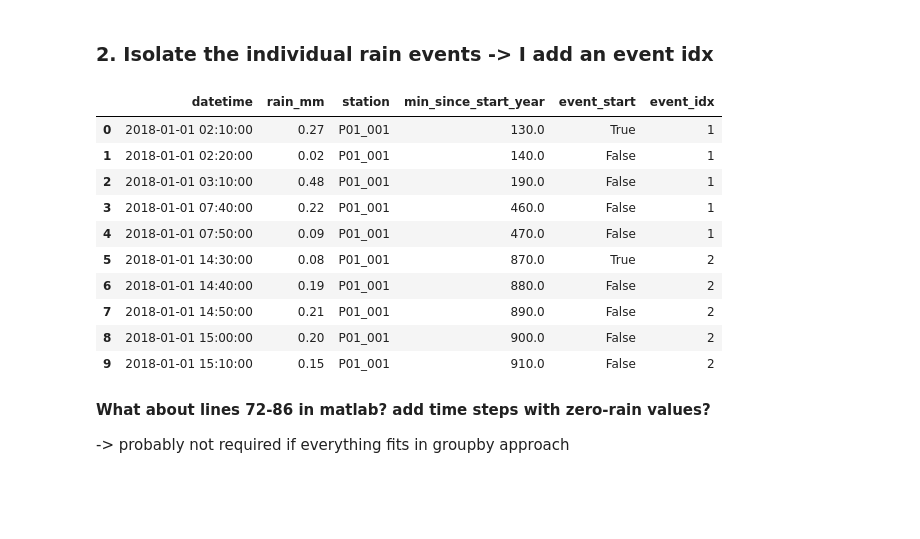
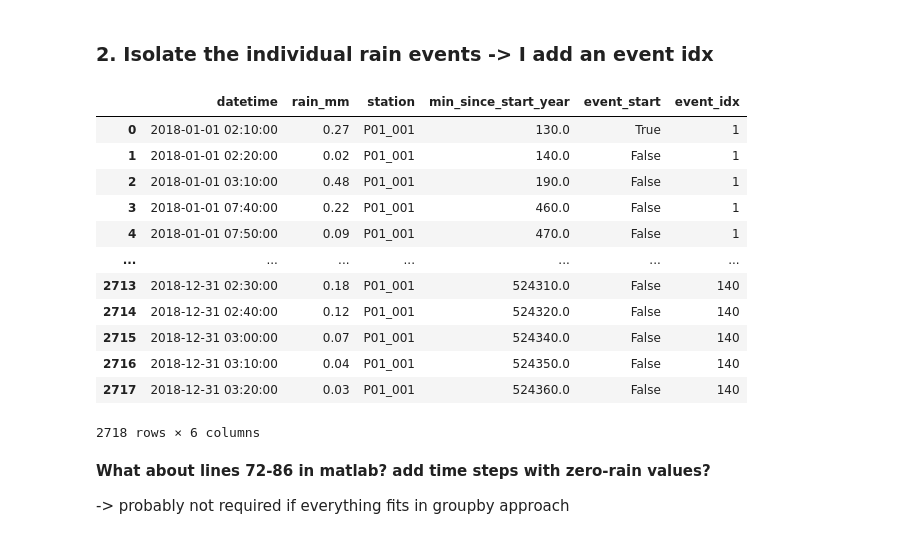
Before and after one commit to watem-sedem/rfactor, a Jupyter notebook: docs/notebooks/202106_check_erosivity_implementation.ipynb, the cells around one changed output. Saved outputs shown, nothing was run; the diff lists cells and outputs as text; code cells hidden in the pictures; blank space fills up the shorter version.

```diff
--- a/202106_vanhoeys_erosivity.ipynb
+++ b/docs/notebooks/202106_check_erosivity_implementation.ipynb
@@ -23,4 +33,4 @@ all_rainfall = erosivitydata.load_rainfall()
 # %% [markdown]
 Input is a rainfall time series:
 # %%
-all_rainfall = pd.read_csv("./tests/data/demo_rainfall.csv", parse_dates=[0])
+all_rainfall = pd.read_csv("../../tests/data/demo_rainfall.csv", parse_dates=[0])
@@ -53,10 +67,11 @@ P01_001_2018.head()
 | 3 | 2018-01-01 07:40:00 | 0.22 | P01_001 |
 | 4 | 2018-01-01 07:50:00 | 0.09 | P01_001 |
 # %%
-# From datetime to minutes difference since start of the year
-start_shift = (P01_001_2018.loc[0, "datetime"] - pd.Timestamp("2018-01-01")).total_seconds() /60.
+# From datetime to minutes difference since start of the year - bit hacky
+current_year = int(P01_001_2018["datetime"].dt.year.unique()[0])
+start_shift = (P01_001_2018.iloc[0, 0] - pd.Timestamp(f"{current_year}-01-01")).total_seconds() /60.
 P01_001_2018["min_since_start_year"] = P01_001_2018["datetime"].diff().dt.total_seconds().cumsum() /60. + start_shift
-P01_001_2018.loc[0, "min_since_start_year"] = start_shift
+P01_001_2018.iloc[0, -1] = start_shift
 # %%
 P01_001_2018.head()
 # %% [output]
@@ -75,7 +90,7 @@ event_split = "6 hours"
 # %%
 P01_001_2018["event_start"] = False
 P01_001_2018.loc[P01_001_2018["datetime"].diff() >= event_split, "event_start"] = True  # var c in matlab
-P01_001_2018.loc[0, "event_start"] = True
+P01_001_2018.loc[P01_001_2018.index[0], "event_start"] = True
 # %%
 P01_001_2018.head(10)
 # %% [output]
@@ -104,19 +119,21 @@ __?? `max` is the maximum distance in terms of index difference -> also in terms
 # %%
 P01_001_2018["event_idx"] = P01_001_2018["event_start"].cumsum()
 # %%
-P01_001_2018.head(10)
+P01_001_2018
 # %% [output]
 |  | datetime | rain_mm | station | min_since_start_year | event_start | event_idx |
 | 0 | 2018-01-01 02:10:00 | 0.27 | P01_001 | 130.0 | True | 1 |
 | 1 | 2018-01-01 02:20:00 | 0.02 | P01_001 | 140.0 | False | 1 |
 | 2 | 2018-01-01 03:10:00 | 0.48 | P01_001 | 190.0 | False | 1 |
 | 3 | 2018-01-01 07:40:00 | 0.22 | P01_001 | 460.0 | False | 1 |
 | 4 | 2018-01-01 07:50:00 | 0.09 | P01_001 | 470.0 | False | 1 |
-| 5 | 2018-01-01 14:30:00 | 0.08 | P01_001 | 870.0 | True | 2 |
-| 6 | 2018-01-01 14:40:00 | 0.19 | P01_001 | 880.0 | False | 2 |
-| 7 | 2018-01-01 14:50:00 | 0.21 | P01_001 | 890.0 | False | 2 |
-| 8 | 2018-01-01 15:00:00 | 0.20 | P01_001 | 900.0 | False | 2 |
-| 9 | 2018-01-01 15:10:00 | 0.15 | P01_001 | 910.0 | False | 2 |
+| ... | ... | ... | ... | ... | ... | ... |
+| 2713 | 2018-12-31 02:30:00 | 0.18 | P01_001 | 524310.0 | False | 140 |
+| 2714 | 2018-12-31 02:40:00 | 0.12 | P01_001 | 524320.0 | False | 140 |
+| 2715 | 2018-12-31 03:00:00 | 0.07 | P01_001 | 524340.0 | False | 140 |
+| 2716 | 2018-12-31 03:10:00 | 0.04 | P01_001 | 524350.0 | False | 140 |
+| 2717 | 2018-12-31 03:20:00 | 0.03 | P01_001 | 524360.0 | False | 140 |
+2718 rows × 6 columns
 # %% [markdown]
 __What about lines 72-86 in matlab? add time steps with zero-rain values?__
 
```
Also changed, not shown: parts of 67 cells of this notebook.
